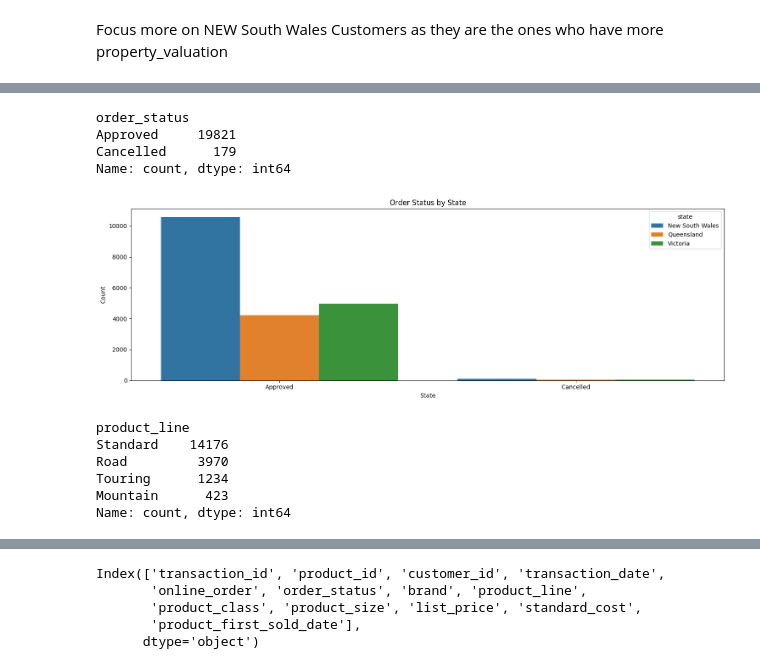
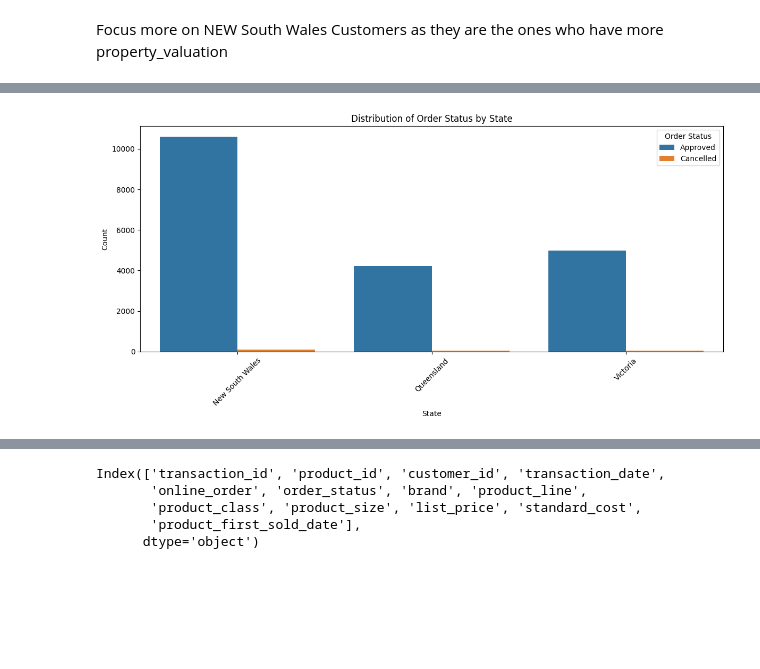
Before and after one commit to ilovedata6/SprocketCentral, a Jupyter notebook: analysis.ipynb, the cells around one changed output, grey strips where cells are left out. Saved outputs shown, nothing was run; the diff lists cells and outputs as text; code cells hidden in the pictures; blank space fills up the shorter version.

```diff
--- a/analysis.ipynb
+++ b/analysis.ipynb
@@ -509,30 +502,16 @@ plt.show()
-# %%
-transactions['order_status'].value_counts()
-# %% [output]
-order_status
-Approved     19821
-Cancelled      179
-Name: count, dtype: int64
 # %%
 # What is the distribution of order status among customers from different states?
 
 grouped_status = trans_add.groupby(['state','order_status'])['transaction_id'].count().reset_index(name='Count')
 
-plt.figure(figsize=(15,5))
-sns.barplot(data=grouped_status,x='order_status',y='Count',hue='state')
-plt.title("Order Status by State")
-plt.xlabel("State")
-plt.ylabel("Count")
+plt.figure(figsize=(12, 6))
+sns.barplot(data=grouped_status, x='state', y='Count', hue='order_status')
+plt.xlabel('State')
+plt.ylabel('Count')
+plt.title('Distribution of Order Status by State')
+plt.xticks(rotation=45)
+plt.legend(title='Order Status')
 plt.tight_layout()
 plt.show()
 # %% [output]
-[figure, old version]
+[figure, new version]
-# %%
-transactions['product_line'].value_counts()
-# %% [output]
-product_line
-Standard    14176
-Road         3970
-Touring      1234
-Mountain      423
-Name: count, dtype: int64
```
Also changed, not shown: parts of 4 cells of this notebook.
